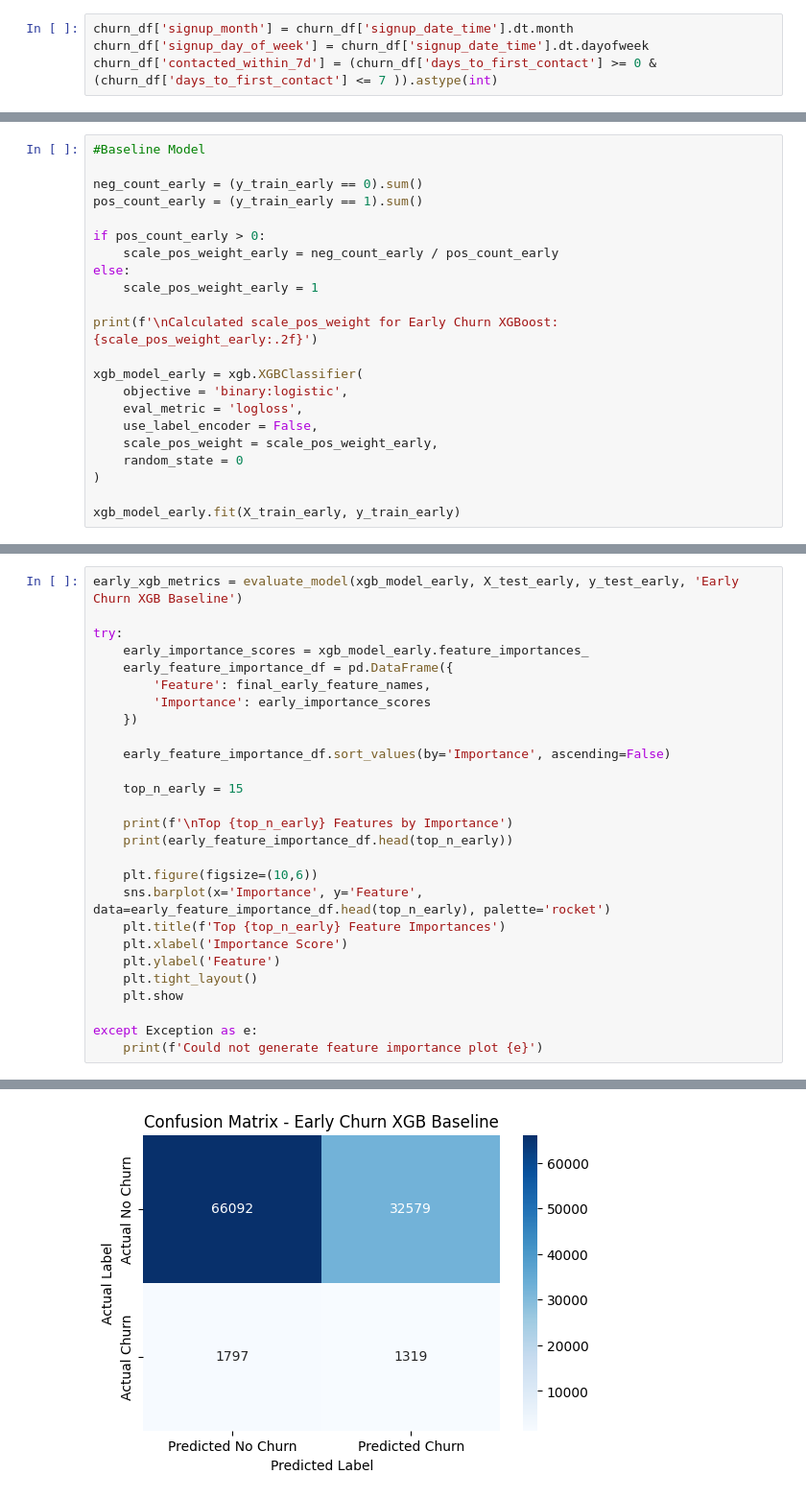
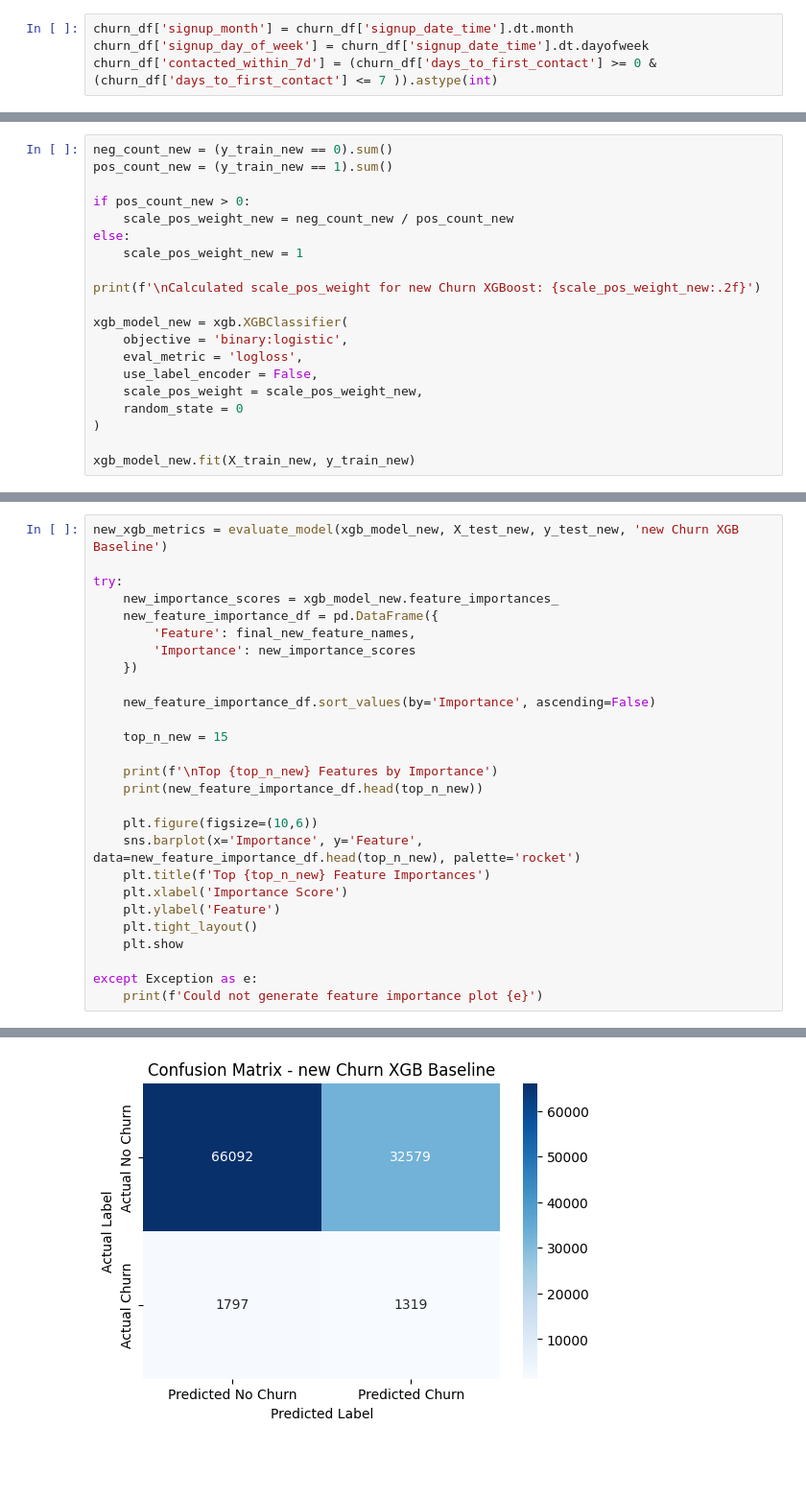
Before and after one commit to SarmadC/Churn-Prediction, a Jupyter notebook: churn-prediction.ipynb, the cells around one changed output, grey strips where cells are left out. Shown at 96% size. Cells and saved outputs as stored; diff of their text form; blank space fills up the shorter version.

Commit message:
Kaggle Notebook | Churn Prediction |

```diff
--- a/churn-prediction.ipynb
+++ b/churn-prediction.ipynb
@@ -1100,23 +1047,21 @@ Name: proportion, dtype: float64
 # %%
-#Baseline Model
+neg_count_new = (y_train_new == 0).sum()
+pos_count_new = (y_train_new == 1).sum()
 
-neg_count_early = (y_train_early == 0).sum()
-pos_count_early = (y_train_early == 1).sum()
+if pos_count_new > 0:
+    scale_pos_weight_new = neg_count_new / pos_count_new
+else:
+    scale_pos_weight_new = 1
 
-if pos_count_early > 0:
-    scale_pos_weight_early = neg_count_early / pos_count_early
-else:
-    scale_pos_weight_early = 1
+print(f'\nCalculated scale_pos_weight for new Churn XGBoost: {scale_pos_weight_new:.2f}')
 
-print(f'\nCalculated scale_pos_weight for Early Churn XGBoost: {scale_pos_weight_early:.2f}')
-
-xgb_model_early = xgb.XGBClassifier(
+xgb_model_new = xgb.XGBClassifier(
     objective = 'binary:logistic',
     eval_metric = 'logloss',
     use_label_encoder = False,
-    scale_pos_weight = scale_pos_weight_early,
+    scale_pos_weight = scale_pos_weight_new,
     random_state = 0
 )
 
-xgb_model_early.fit(X_train_early, y_train_early)
+xgb_model_new.fit(X_train_new, y_train_new)
 # %% [output]
@@ -1133,25 +1078,25 @@ XGBClassifier(base_score=None, booster=None, callbacks=None,
               monotone_constraints=None, multi_strategy=None, n_estimators=None,
               n_jobs=None, num_parallel_tree=None, random_state=0, ...)
 # %%
-early_xgb_metrics = evaluate_model(xgb_model_early, X_test_early, y_test_early, 'Early Churn XGB Baseline')
+new_xgb_metrics = evaluate_model(xgb_model_new, X_test_new, y_test_new, 'new Churn XGB Baseline')
 
 try:
-    early_importance_scores = xgb_model_early.feature_importances_
-    early_feature_importance_df = pd.DataFrame({
-        'Feature': final_early_feature_names,
-        'Importance': early_importance_scores
+    new_importance_scores = xgb_model_new.feature_importances_
+    new_feature_importance_df = pd.DataFrame({
+        'Feature': final_new_feature_names,
+        'Importance': new_importance_scores
     })
 
-    early_feature_importance_df.sort_values(by='Importance', ascending=False)
+    new_feature_importance_df.sort_values(by='Importance', ascending=False)
 
-    top_n_early = 15
+    top_n_new = 15
 
-    print(f'\nTop {top_n_early} Features by Importance')
-    print(early_feature_importance_df.head(top_n_early))
+    print(f'\nTop {top_n_new} Features by Importance')
+    print(new_feature_importance_df.head(top_n_new))
 
     plt.figure(figsize=(10,6))
-    sns.barplot(x='Importance', y='Feature', data=early_feature_importance_df.head(top_n_early), palette='rocket')
-    plt.title(f'Top {top_n_early} Feature Importances')
+    sns.barplot(x='Importance', y='Feature', data=new_feature_importance_df.head(top_n_new), palette='rocket')
+    plt.title(f'Top {top_n_new} Feature Importances')
     plt.xlabel('Importance Score')
     plt.ylabel('Feature')
     plt.tight_layout()
@@ -1164,17 +1109,17 @@ Evaluation Report for Early Churn XGB Baseline
               precision    recall  f1-score   support
 
 No Churn (0)       0.97      0.67      0.79     98671
    Churn (1)       0.04      0.42      0.07      3116
 
     accuracy                           0.66    101787
    macro avg       0.51      0.55      0.43    101787
 weighted avg       0.94      0.66      0.77    101787
 
 ROC AUC Score: 0.5433
 Precision-Recall Curve AUC (PRC AUC): 0.0357
 
  Confusion Matrix:
-[figure, old version]
+[figure, new version]
 Top 15 Features by Importance
                       Feature  Importance
 0                       price    0.270229
```
Also changed, not shown: parts of 80 cells of this notebook.
